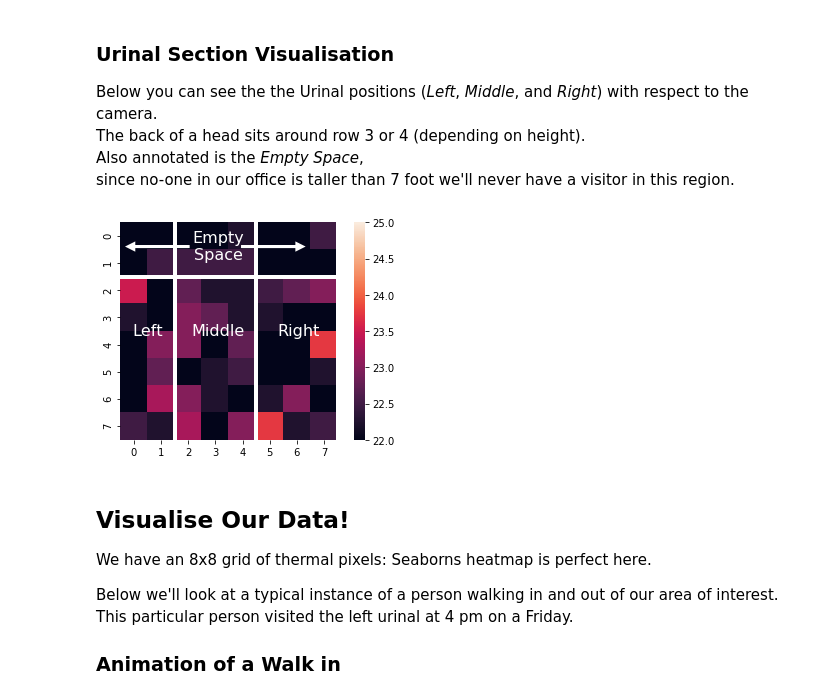
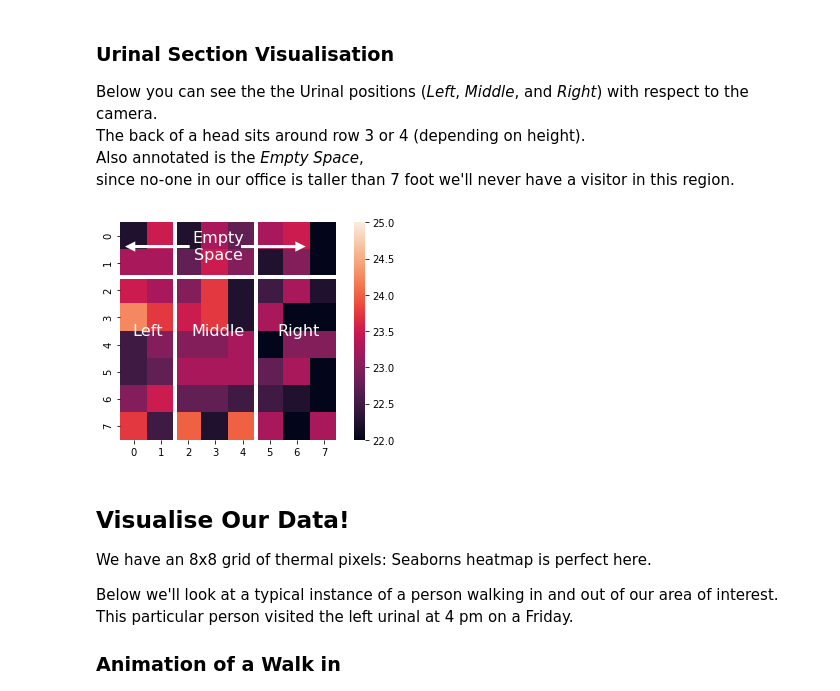
Before and after one commit to bachelor-2020/grideye-testing, a Jupyter notebook: 1 - Raw Data Visualisation.ipynb, the cells around one changed output. Drawn from its saved outputs; the diff is of its cells as text; code cells hidden in the pictures.

```diff
--- a/1 - Raw Data Visualisation.ipynb
+++ b/1 - Raw Data Visualisation.ipynb
@@ -62 +47,3 @@ pickle_full = "urinal-data-28-nov_clean.p"
+# %%
+pickle_full = "Data Files/urinal-data-28-nov_clean.p"
 # %% [markdown]
@@ -71,2 +51,6 @@ csv_full = "urinal-data-28-nov_clean.csv"
+# %%
+csv_full = "../Data Files/urinal-data-28-nov_clean.csv"
+if not os.path.isfile(csv_full):
+    print("Please Download the csv file ")
 # %% [markdown]
 ## Clean Up Our Raw data for analyis
@@ -134,31 +121,33 @@ since no-one in our office is taller than 7 foot we'll never have a visitor in t
 # %%
 import seaborn as sns
 import matplotlib.pyplot as plt
 %matplotlib inline
 
-ax = sns.heatmap(framesIn[10], vmin=22, vmax=25,square=True)
+frame = np.array(df.iloc[0]).reshape(8,8).astype('float')
+
+ax = sns.heatmap(frame, vmin=22, vmax=25,square=True)
 ax.vlines([2, 5, 8], *ax.get_xlim(),color='white', linewidth=4)
 ax.hlines([2], *ax.get_xlim(),color='white', linewidth=4)
 ax.text(0.125, 0.5,'Left', horizontalalignment='center',
         verticalalignment='center', transform=ax.transAxes,
        color='white',size=16);
 ax.text(0.45, 0.5,'Middle', horizontalalignment='center',
         verticalalignment='center', transform=ax.transAxes,
        color='white',size=16);
 
 ax.text(0.82, 0.5,'Right', horizontalalignment='center',
         verticalalignment='center', transform=ax.transAxes,
        color='white',size=16);
 
 ax.text(0.45, 0.89,'Empty\nSpace', horizontalalignment='center',
         verticalalignment='center', transform=ax.transAxes,
        color='white',size=16);
 ax.arrow(2.5, 0.89, -2, 0, head_width=0.2, head_length=0.2, fc='w', ec='w',linewidth=3)
 ax.arrow(4.5, 0.89, 2, 0, head_width=0.2, head_length=0.2, fc='w', ec='w',linewidth=3)
 
 plt.savefig('layout_sections.png', dpi=600)
 # %% [output]
-[figure, old version]
+[figure, new version]
 # %% [markdown]
 ## Visualise Our Data!
 We have an 8x8 grid of thermal pixels: Seaborns heatmap is perfect here.
```
Also changed, not shown: parts of 7 cells of this notebook, 31 other files.
